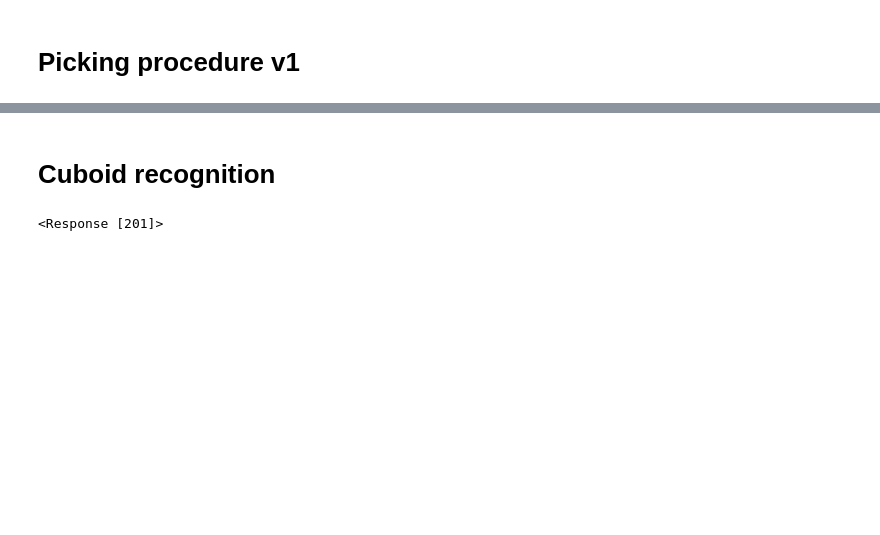
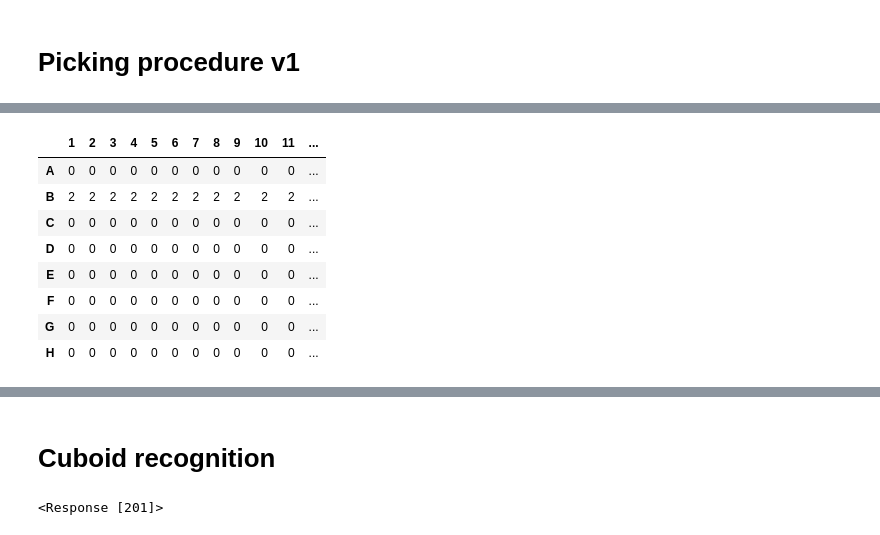
Before and after one commit to steiva/ot2-microtissue-manipulator, a Jupyter notebook: notebooks/calibration_test.ipynb, the cells around one changed output, grey strips where cells are left out. Cells and saved outputs as stored; diff of their text form; code cells hidden in the pictures; blank space fills up the shorter version.

```diff
--- a/notebooks/calibration_test.ipynb
+++ b/notebooks/calibration_test.ipynb
@@ -2863,10 +3008,20 @@ openapi.move_relative('z', 20)
 # %%
 plate_type = 96
 dest = Destination(plate_type)
 well_df = create_well_plan(plate_type)
-well_df.loc[['C','D'], :] = 1
+well_df.loc['B', :] = 2
 well_plan = {f"{row}{col}": well_df.loc[row, col] for row in well_df.index for col in well_df.columns if well_df.loc[row, col] > 0}
 well_df
+# %% [output]
+|  | 1 | 2 | 3 | 4 | 5 | 6 | 7 | 8 | 9 | 10 | 11 | ... |
+| A | 0 | 0 | 0 | 0 | 0 | 0 | 0 | 0 | 0 | 0 | 0 | ... |
+| B | 2 | 2 | 2 | 2 | 2 | 2 | 2 | 2 | 2 | 2 | 2 | ... |
+| C | 0 | 0 | 0 | 0 | 0 | 0 | 0 | 0 | 0 | 0 | 0 | ... |
+| D | 0 | 0 | 0 | 0 | 0 | 0 | 0 | 0 | 0 | 0 | 0 | ... |
+| E | 0 | 0 | 0 | 0 | 0 | 0 | 0 | 0 | 0 | 0 | 0 | ... |
+| F | 0 | 0 | 0 | 0 | 0 | 0 | 0 | 0 | 0 | 0 | 0 | ... |
+| G | 0 | 0 | 0 | 0 | 0 | 0 | 0 | 0 | 0 | 0 | 0 | ... |
+| H | 0 | 0 | 0 | 0 | 0 | 0 | 0 | 0 | 0 | 0 | 0 | ... |
 # %%
 routine = Routine(dest, well_plan, fill_strategy="vertical")
 # %%
```
Also changed, not shown: parts of 38 cells of this notebook.
